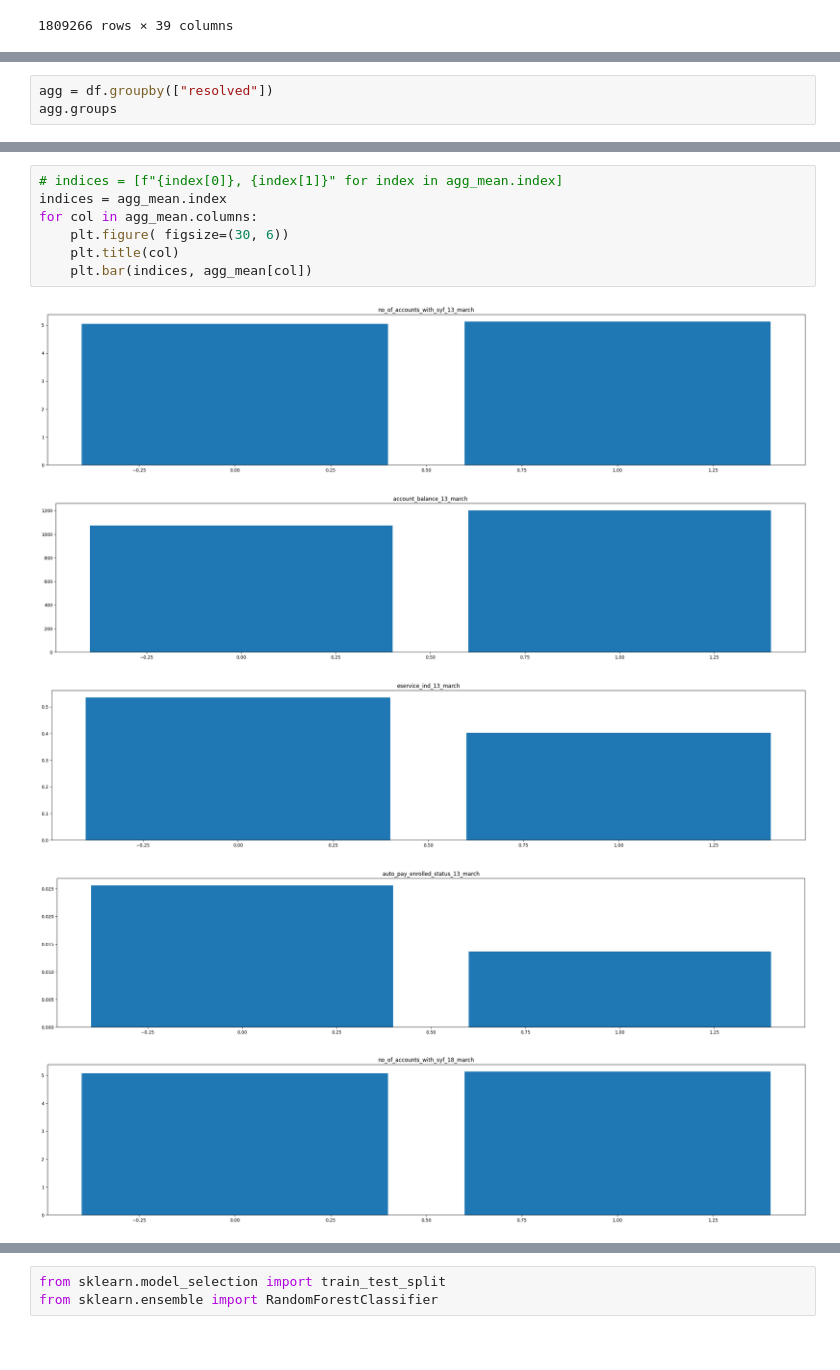
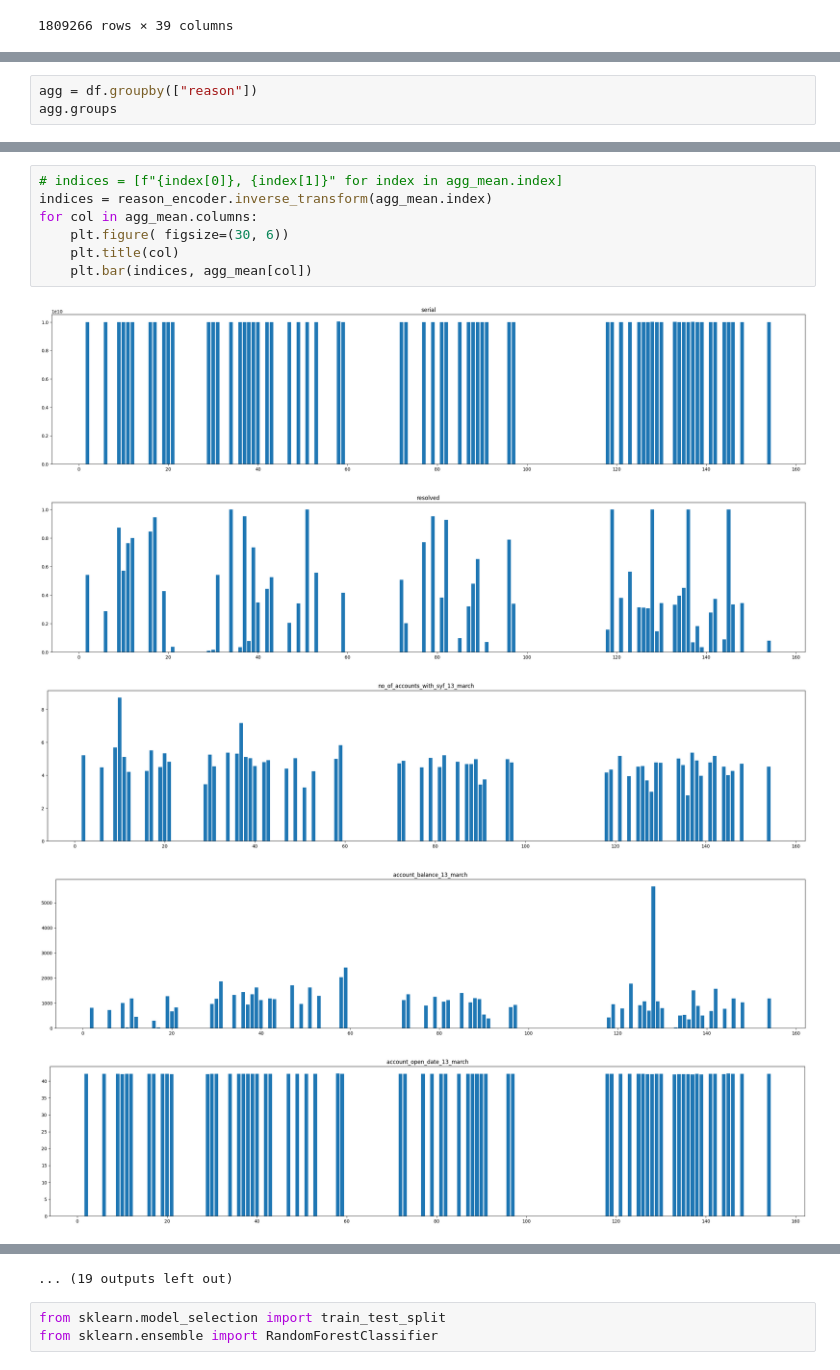
Before and after one commit to sohumsharma484/DataDemons, a Jupyter notebook: explore.ipynb, the cells around one changed output, grey strips where cells are left out. Cells and saved outputs as stored; diff of their text form.

Commit message:
updated graphs

```diff
--- a/explore.ipynb
+++ b/explore.ipynb
@@ -88,4 +89,4 @@ df.dropna().describe()
 # %%
-agg = df.groupby(["resolved"])
+agg = df.groupby(["reason"])
 agg.groups
 # %% [output]
@@ -101,13 +112,13 @@ agg_mean
 # %%
 # indices = [f"{index[0]}, {index[1]}" for index in agg_mean.index]
-indices = agg_mean.index
+indices = reason_encoder.inverse_transform(agg_mean.index)
 for col in agg_mean.columns:
     plt.figure( figsize=(30, 6))
     plt.title(col)
     plt.bar(indices, agg_mean[col])
 # %% [output]
-[figure, old version]
+[figure, new version]
-[figure, old version]
+[figure, new version]
-[figure, old version]
+[figure, new version]
-[figure, old version]
+[figure, new version]
-[figure, old version]
+[figure, new version]
@@ -121,3 +132,4 @@ for col in agg_mean.columns:
+... (19 outputs left out)
 # %%
 from sklearn.model_selection import train_test_split
 from sklearn.ensemble import RandomForestClassifier
```
Also changed, not shown: parts of 4 cells of this notebook.
